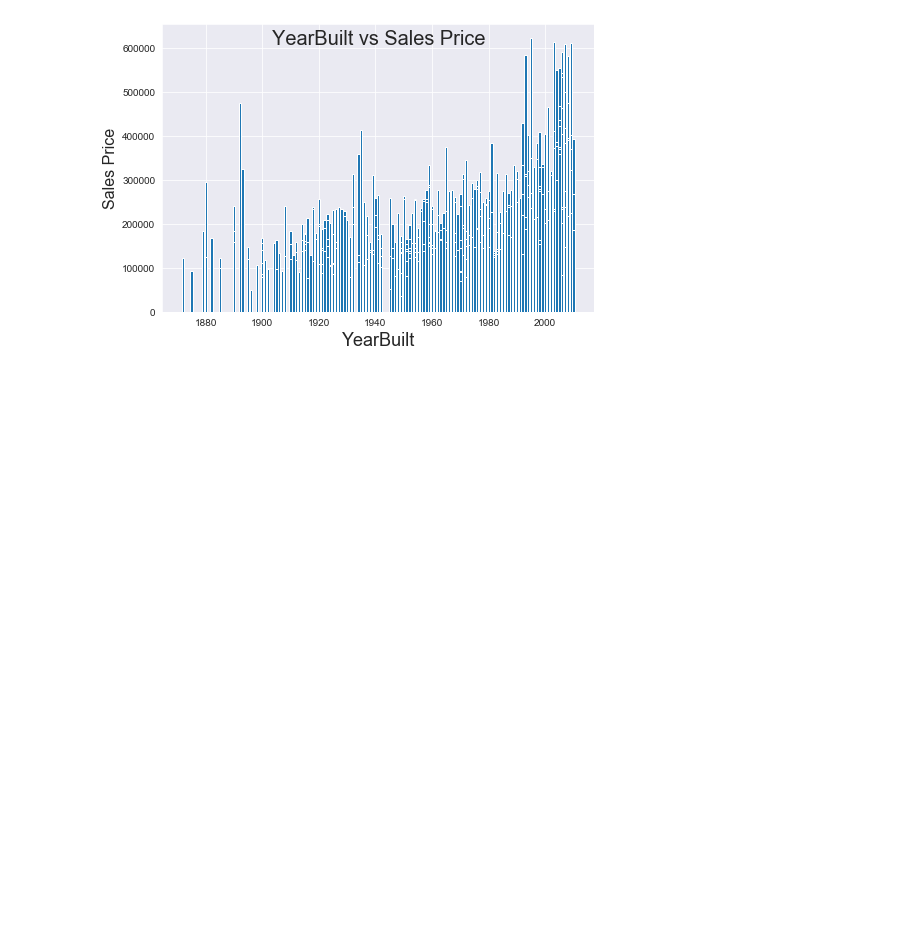
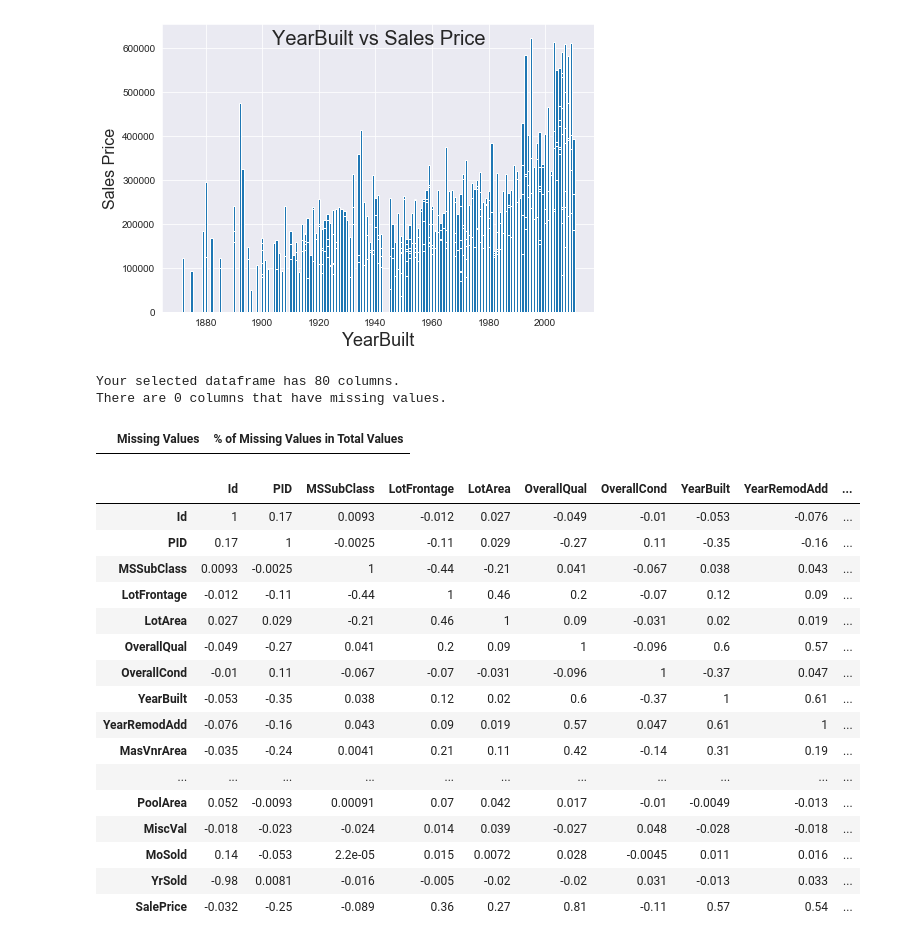
Before and after one commit to agrawalnaman/cmpe255-group8-housing-price-prediction, a Jupyter notebook: Housing Price Prediction Project.ipynb, the cells around one changed output. Cells and saved outputs as stored; diff of their text form; code cells hidden in the pictures; blank space fills up the shorter version.

```diff
--- a/Housing Price Prediction Project.ipynb
+++ b/Housing Price Prediction Project.ipynb
@@ -246,0 +274,27 @@ df_shape=df.shape[0]
+# %%
+missing_values_table(df)
+# %% [output]
+Your selected dataframe has 80 columns.
+There are 0 columns that have missing values.
+|  | Missing Values | % of Missing Values in Total Values |
+# %%
+corr = df_train.corr()
+corr.style.background_gradient(cmap='coolwarm').set_precision(2)
+# %% [output]
+|  | Id | PID | MSSubClass | LotFrontage | LotArea | OverallQual | OverallCond | YearBuilt | YearRemodAdd | ... |
+| Id | 1 | 0.17 | 0.0093 | -0.012 | 0.027 | -0.049 | -0.01 | -0.053 | -0.076 | ... |
+| PID | 0.17 | 1 | -0.0025 | -0.11 | 0.029 | -0.27 | 0.11 | -0.35 | -0.16 | ... |
+| MSSubClass | 0.0093 | -0.0025 | 1 | -0.44 | -0.21 | 0.041 | -0.067 | 0.038 | 0.043 | ... |
+| LotFrontage | -0.012 | -0.11 | -0.44 | 1 | 0.46 | 0.2 | -0.07 | 0.12 | 0.09 | ... |
+| LotArea | 0.027 | 0.029 | -0.21 | 0.46 | 1 | 0.09 | -0.031 | 0.02 | 0.019 | ... |
+| OverallQual | -0.049 | -0.27 | 0.041 | 0.2 | 0.09 | 1 | -0.096 | 0.6 | 0.57 | ... |
+| OverallCond | -0.01 | 0.11 | -0.067 | -0.07 | -0.031 | -0.096 | 1 | -0.37 | 0.047 | ... |
+| YearBuilt | -0.053 | -0.35 | 0.038 | 0.12 | 0.02 | 0.6 | -0.37 | 1 | 0.61 | ... |
+| YearRemodAdd | -0.076 | -0.16 | 0.043 | 0.09 | 0.019 | 0.57 | 0.047 | 0.61 | 1 | ... |
+| MasVnrArea | -0.035 | -0.24 | 0.0041 | 0.21 | 0.11 | 0.42 | -0.14 | 0.31 | 0.19 | ... |
+| ... | ... | ... | ... | ... | ... | ... | ... | ... | ... | ... |
+| PoolArea | 0.052 | -0.0093 | 0.00091 | 0.07 | 0.042 | 0.017 | -0.01 | -0.0049 | -0.013 | ... |
+| MiscVal | -0.018 | -0.023 | -0.024 | 0.014 | 0.039 | -0.027 | 0.048 | -0.028 | -0.018 | ... |
+| MoSold | 0.14 | -0.053 | 2.2e-05 | 0.015 | 0.0072 | 0.028 | -0.0045 | 0.011 | 0.016 | ... |
+| YrSold | -0.98 | 0.0081 | -0.016 | -0.005 | -0.02 | -0.02 | 0.031 | -0.013 | 0.033 | ... |
+| SalePrice | -0.032 | -0.25 | -0.089 | 0.36 | 0.27 | 0.81 | -0.11 | 0.57 | 0.54 | ... |
```
Also changed, not shown: parts of 4 cells of this notebook.
